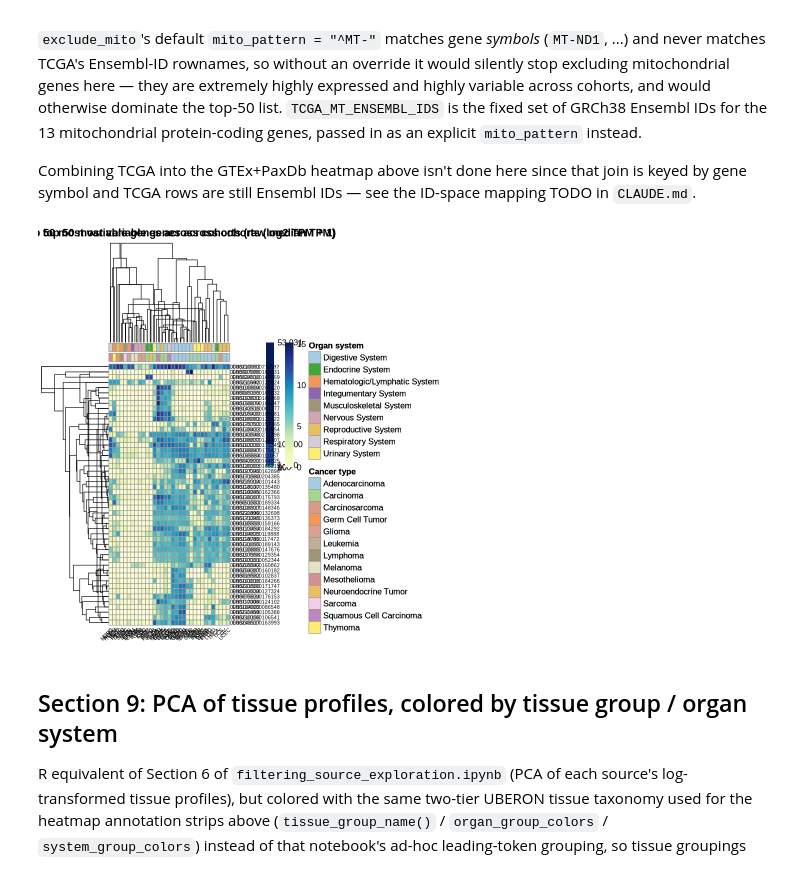
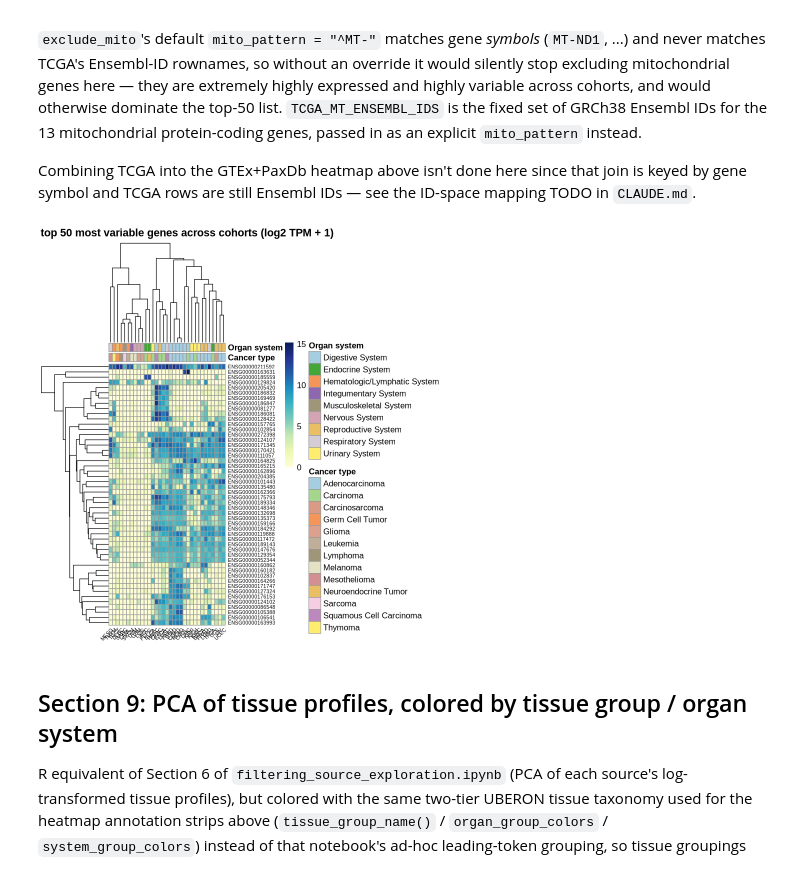
Before and after one commit to Schansiate/bachelor_thesis, a Jupyter notebook: tissue_clustering_heatmaps.ipynb, the cells around one changed output. Cells and saved outputs as stored; diff of their text form; code cells hidden in the pictures.

```diff
--- a/tissue_clustering_heatmaps.ipynb
+++ b/tissue_clustering_heatmaps.ipynb
@@ -24,8 +24,8 @@ suppressPackageStartupMessages({
   library(patchwork)
 })
 # %%
-REPO_ROOT     <- normalizePath(".")
-EXPR_FILE     <- file.path(REPO_ROOT, "data", "expression_by_tissue.gct")
+REPO_ROOT     <- normalizePath("/nfs/home/students/m.tan/BA")
+EXPR_FILE     <- file.path(REPO_ROOT, "data", "median_tpm_by_tissue.gct")
 PAXDB_FILE    <- file.path(REPO_ROOT, "data", "paxdb_all_tissues.tsv")
 UBERON_GROUPS_FILE <- file.path(REPO_ROOT, "data", "tissue_uberon_groups.tsv")
 TCGA_RAW_DIR  <- file.path(REPO_ROOT, "data", "tcga_raw")
@@ -126,8 +123,6 @@ tcga_common_genes <- Reduce(intersect, lapply(tcga_cohort_medians, names))
 tcga_log <- do.call(cbind, lapply(tcga_cohort_medians, `[`, tcga_common_genes))
 rownames(tcga_log) <- tcga_common_genes
 colnames(tcga_log) <- tcga_cohorts
-
-tcga_mat <- 2^tcga_log - 1   # raw median TPM, for parity with gtex_mat / paxdb_mat
 # %% [output]
 [1/33] TCGA-ACC
 
@@ -374,7 +369,7 @@ save_heatmap_with_axis_labels <- function(pheatmap_result, out_path, width, heig
 # %%
 top_variable_heatmap <- function(mat, title, out_file, ann_col, ann_colors, value_label,
                                   out_dir = OUT_ROOT, exclude_mito = TRUE, mito_pattern = "^MT-",
-                                  n_top = 50, log_norm = TRUE) {
+                                  n_top = 50, log_norm = TRUE, show_annotation_names = FALSE) {
   data <- mat
   data[is.na(data)] <- 0
   if (exclude_mito) {
@@ -410,7 +405,7 @@ top_variable_heatmap <- function(mat, title, out_file, ann_col, ann_colors, valu
     annotation_col = ann_col,
     annotation_colors = ann_colors,
     annotation_legend = TRUE,
-    annotation_names_col = FALSE,
+    annotation_names_col = show_annotation_names,
     show_rownames = TRUE,
     show_colnames = TRUE,
     fontsize_row = 6,
@@ -527,37 +528,29 @@ see the ID-space mapping TODO in `CLAUDE.md`.
 # %%
 # GRCh38 Ensembl IDs of the 13 mitochondrial protein-coding genes.
 TCGA_MT_ENSEMBL_IDS <- c(
   "ENSG00000198888", "ENSG00000198763", "ENSG00000198804", "ENSG00000198712",
   "ENSG00000228253", "ENSG00000198899", "ENSG00000198938", "ENSG00000198840",
   "ENSG00000212907", "ENSG00000198886", "ENSG00000198786", "ENSG00000198695",
   "ENSG00000198727"
 )
 tcga_mito_pattern <- paste0("^(", paste(TCGA_MT_ENSEMBL_IDS, collapse = "|"), ")$")
 
-top_variable_heatmap(
-  tcga_mat,
-  "TCGA - top 50 most variable genes across cohorts (raw median TPM)",
-  "tcga_top50_variable_clustermap_R.png",
-  ann_col = tcga_annotation_df(colnames(tcga_mat)),
-  ann_colors = tcga_annotation_colors(colnames(tcga_mat)),
-  value_label = "TPM",
-  mito_pattern = tcga_mito_pattern,
-  out_dir = TCGA_OUT
-)
+
 
 top_variable_heatmap(
   tcga_log,
   "TCGA - top 50 most variable genes across cohorts (log2 TPM + 1)",
   "tcga_top50_variable_clustermap_log_R.png",
   ann_col = tcga_annotation_df(colnames(tcga_log)),
   ann_colors = tcga_annotation_colors(colnames(tcga_log)),
   value_label = "log2(TPM + 1)",
   log_norm = FALSE,
   mito_pattern = tcga_mito_pattern,
-  out_dir = TCGA_OUT
+  out_dir = TCGA_OUT,
+  show_annotation_names = TRUE
 )
 # %% [output]
-[figure, old version]
+[figure, new version]
 # %% [markdown]
 ## Section 9: PCA of tissue profiles, colored by tissue group / organ system
 
```
Also changed, not shown: parts of 22 cells of this notebook, 1 other file.
